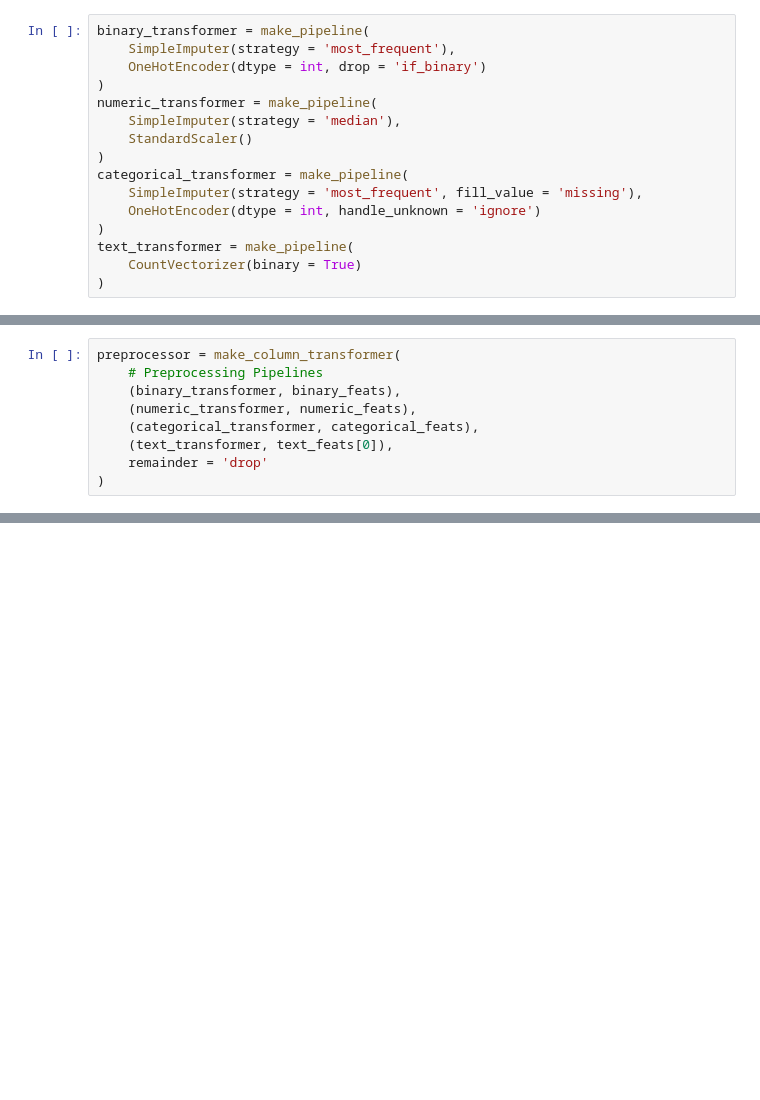
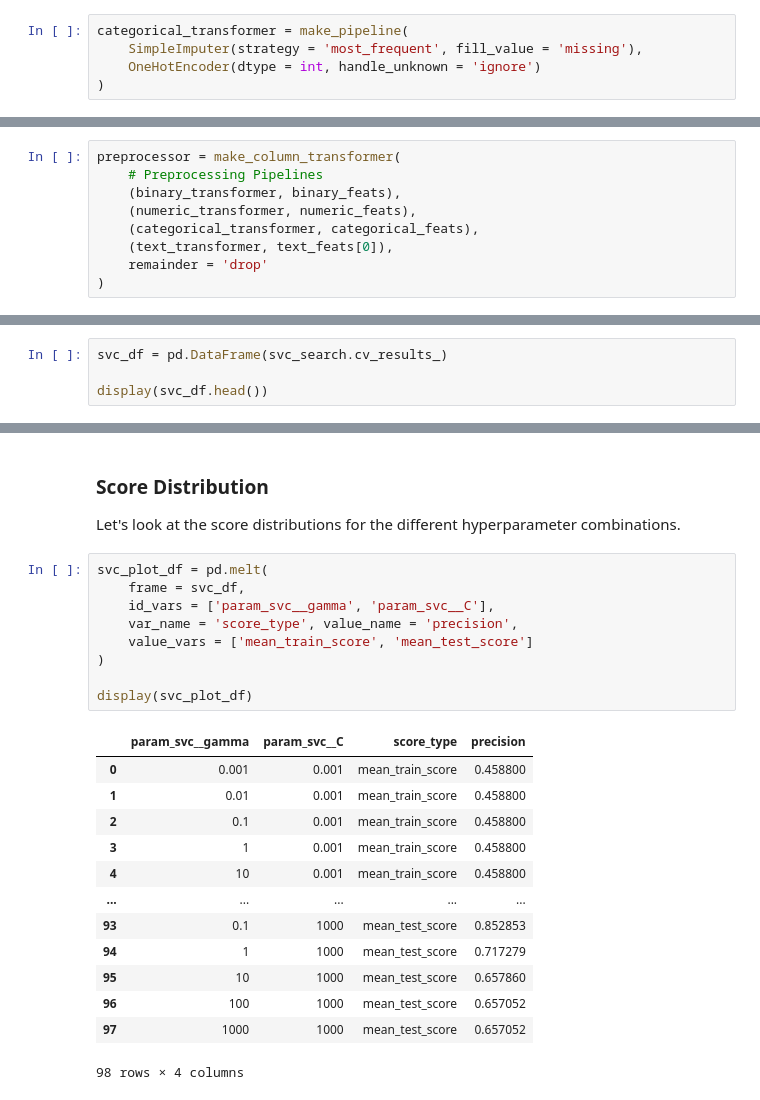
Before and after one commit to Dipto9999/intro-ml-students, a Jupyter notebook: release/final_project/final_project.ipynb, the cells around one changed output, grey strips where cells are left out. Cells and saved outputs as stored; diff of their text form; blank space fills up the shorter version.

```diff
--- a/release/final_project/final_project.ipynb
+++ b/release/final_project/final_project.ipynb
@@ -334,16 +410,5 @@ The distinct values in the CheeseName column are :
 # %%
-binary_transformer = make_pipeline(
-    SimpleImputer(strategy = 'most_frequent'),
-    OneHotEncoder(dtype = int, drop = 'if_binary')
-)
-numeric_transformer = make_pipeline(
-    SimpleImputer(strategy = 'median'),
-    StandardScaler()
-)
 categorical_transformer = make_pipeline(
     SimpleImputer(strategy = 'most_frequent', fill_value = 'missing'),
     OneHotEncoder(dtype = int, handle_unknown = 'ignore')
 )
-text_transformer = make_pipeline(
-    CountVectorizer(binary = True)
-)
@@ -1641,0 +670,4 @@ These links provide the theory and basis for the *ML* exploration in this notebo
+# %%
+svc_df = pd.DataFrame(svc_search.cv_results_)
+
+display(svc_df.head())
@@ -1641,0 +695,27 @@ These links provide the theory and basis for the *ML* exploration in this notebo
+# %% [markdown]
+### Score Distribution
+
+Let's look at the score distributions for the different hyperparameter combinations.
+# %%
+svc_plot_df = pd.melt(
+    frame = svc_df,
+    id_vars = ['param_svc__gamma', 'param_svc__C'],
+    var_name = 'score_type', value_name = 'precision',
+    value_vars = ['mean_train_score', 'mean_test_score']
+)
+
+display(svc_plot_df)
+# %% [output]
+|  | param_svc__gamma | param_svc__C | score_type | precision |
+| 0 | 0.001 | 0.001 | mean_train_score | 0.458800 |
+| 1 | 0.01 | 0.001 | mean_train_score | 0.458800 |
+| 2 | 0.1 | 0.001 | mean_train_score | 0.458800 |
+| 3 | 1 | 0.001 | mean_train_score | 0.458800 |
+| 4 | 10 | 0.001 | mean_train_score | 0.458800 |
+| ... | ... | ... | ... | ... |
+| 93 | 0.1 | 1000 | mean_test_score | 0.852853 |
+| 94 | 1 | 1000 | mean_test_score | 0.717279 |
+| 95 | 10 | 1000 | mean_test_score | 0.657860 |
+| 96 | 100 | 1000 | mean_test_score | 0.657052 |
+| 97 | 1000 | 1000 | mean_test_score | 0.657052 |
+98 rows × 4 columns
```
Also changed, not shown: parts of 206 cells of this notebook, 2 other files.
